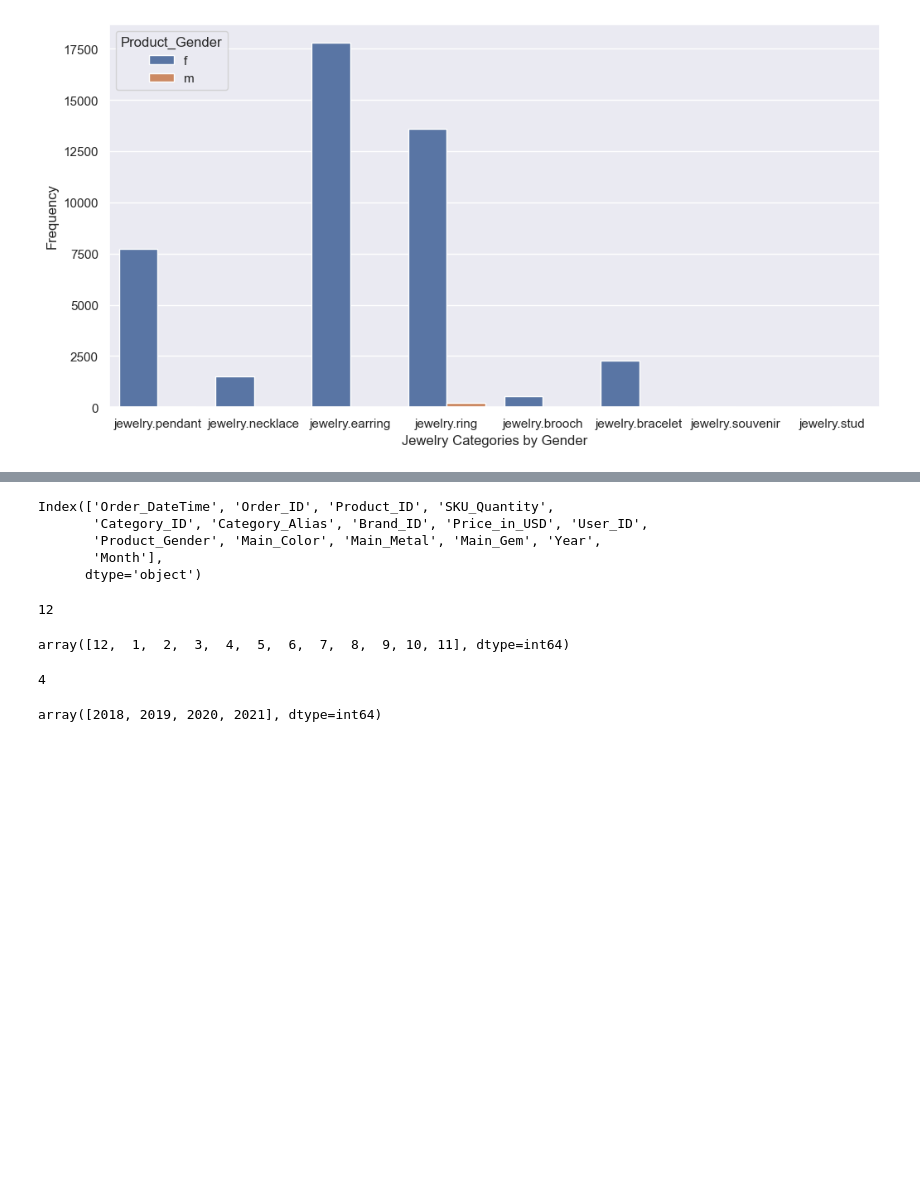
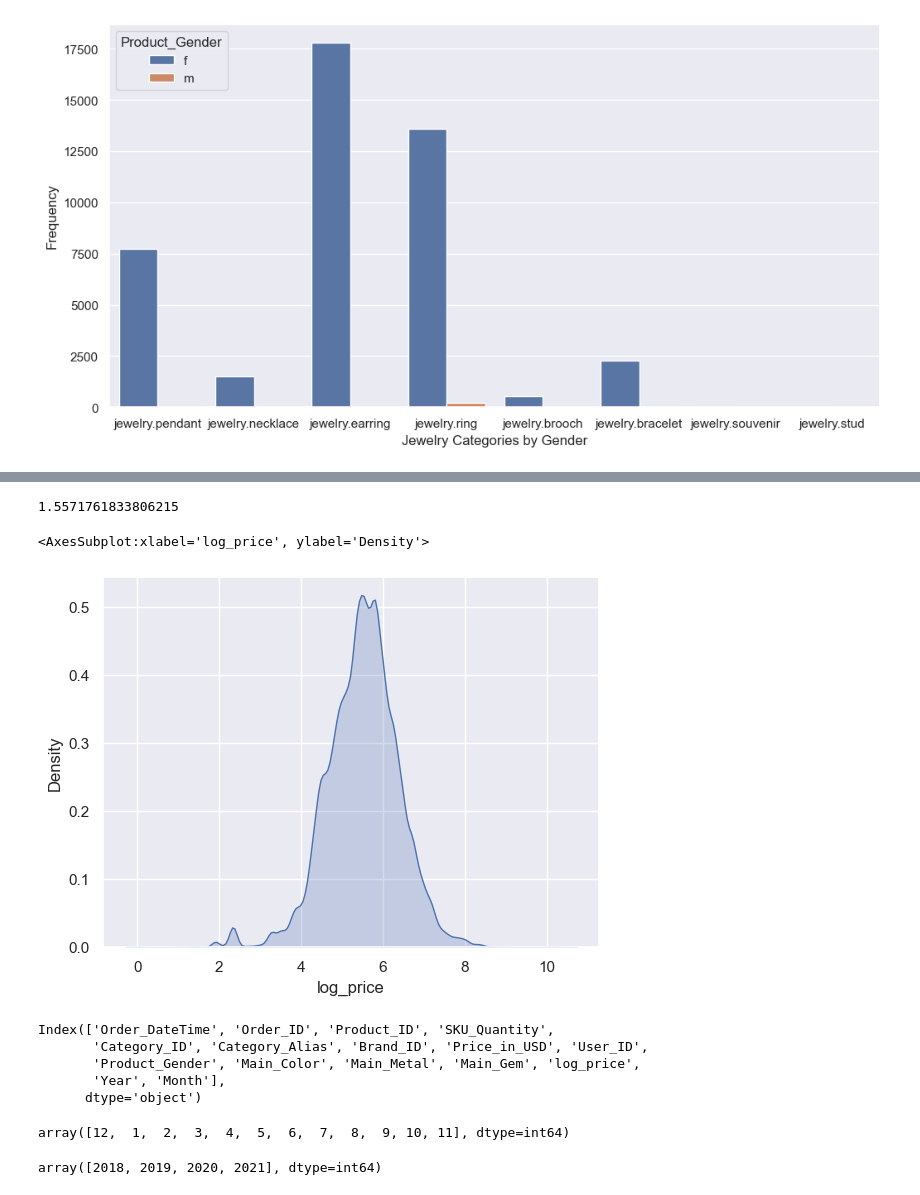
Before and after one commit to TestimOnyOni/OptimumJewelryPrice, a Jupyter notebook: Notebooks/OptimumJewelryPricing.ipynb, the cells around one changed output, grey strips where cells are left out. Drawn from its saved outputs; the diff is of its cells as text; code cells hidden in the pictures; blank space fills up the shorter version.

```diff
--- a/Notebooks/OptimumJewelryPricing.ipynb
+++ b/Notebooks/OptimumJewelryPricing.ipynb
@@ -403,3 +405,6 @@ plt.ylabel("Frequency")
 plt.show(); plt.close()
 # %% [output]
 [figure]
+# %%
+# Handling the skew in price - create 'log(pricd)' column
+data_set["log_price"] = np.log(data_set["Price_in_USD"])
@@ -416,24 +450,27 @@ data_set['Month'] = data_set['Order_DateTime'].dt.month
+# %%
+# log_price kurtosis
+data_set["log_price"].kurtosis()
+# %% [output]
+1.5571761833806215
+# %%
+#log_price Distribution map
+sns.kdeplot(data_set['log_price'], fill=True)
+# %% [output]
+<AxesSubplot:xlabel='log_price', ylabel='Density'>
+[figure, added]
 # %%
 # Check the update
 data_set.columns
 # %% [output]
 Index(['Order_DateTime', 'Order_ID', 'Product_ID', 'SKU_Quantity',
        'Category_ID', 'Category_Alias', 'Brand_ID', 'Price_in_USD', 'User_ID',
-       'Product_Gender', 'Main_Color', 'Main_Metal', 'Main_Gem', 'Year',
-       'Month'],
+       'Product_Gender', 'Main_Color', 'Main_Metal', 'Main_Gem', 'log_price',
+       'Year', 'Month'],
       dtype='object')
-# %%
-data_set["Month"].nunique()
-# %% [output]
-12
 # %%
 data_set["Month"].unique()
 # %% [output]
 array([12,  1,  2,  3,  4,  5,  6,  7,  8,  9, 10, 11], dtype=int64)
-# %%
-data_set["Year"].nunique()
-# %% [output]
-4
 # %%
 data_set["Year"].unique()
 # %% [output]
```
Also changed, not shown: parts of 36 cells of this notebook.
